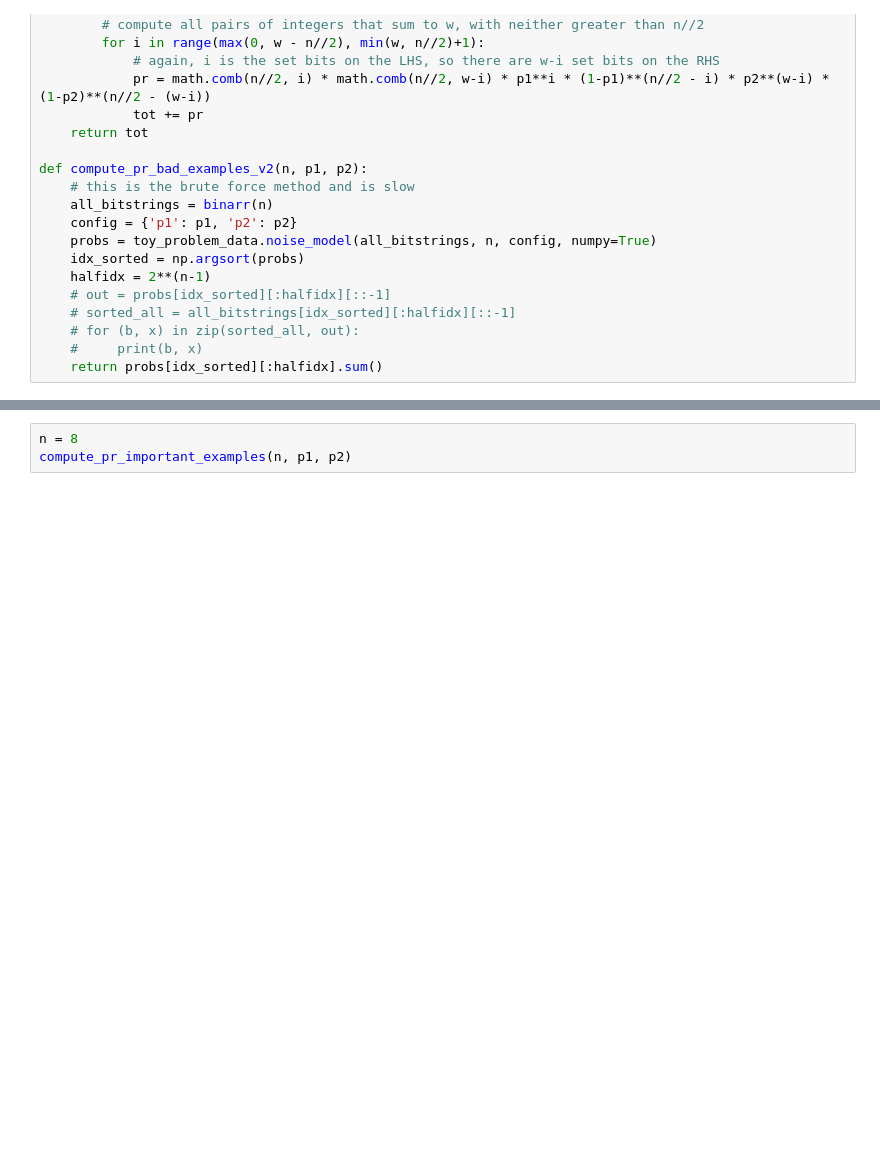
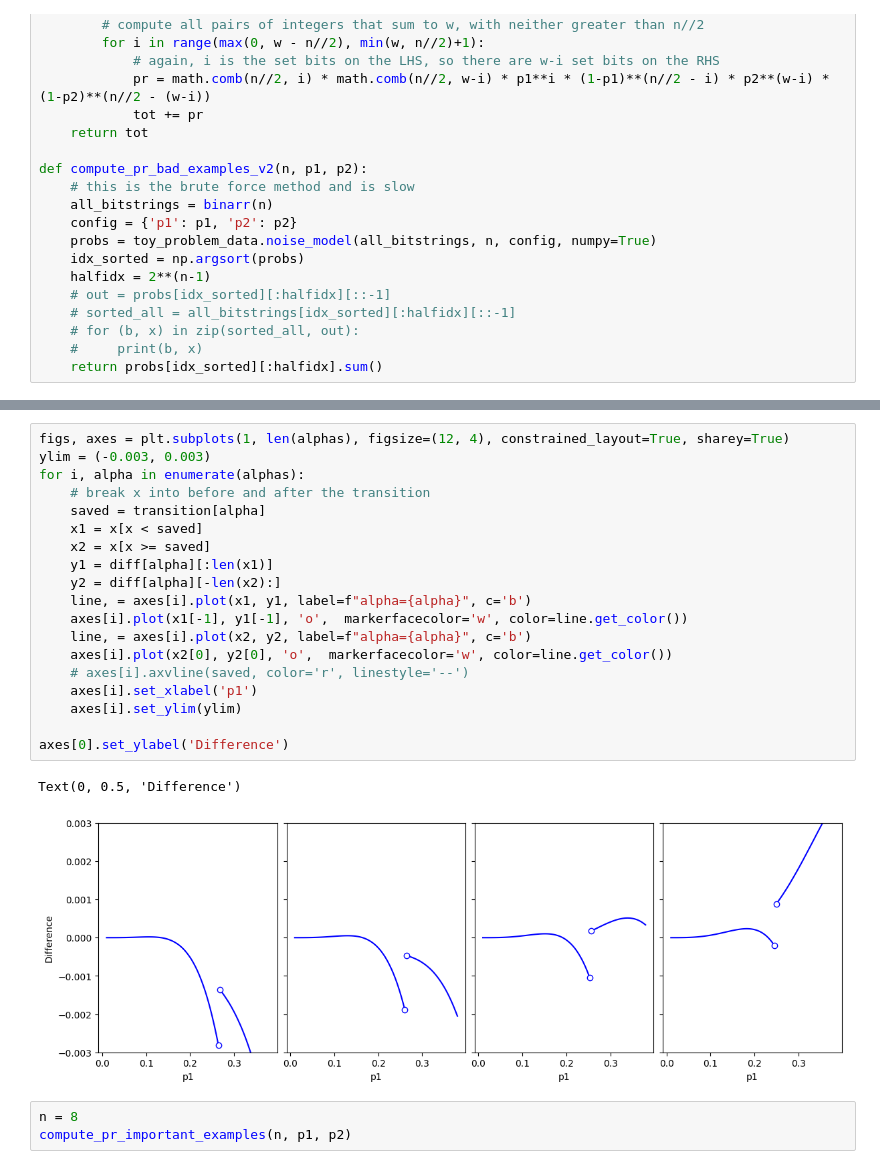
Before and after one commit to peterse/mldec, a Jupyter notebook: src/mldec/datasets/toy_problem_workbook.ipynb, the cells around one changed output, grey strips where cells are left out. Drawn from its saved outputs; the diff is of its cells as text; blank space fills up the shorter version.

```diff
--- a/src/mldec/datasets/toy_problem_workbook.ipynb
+++ b/src/mldec/datasets/toy_problem_workbook.ipynb
@@ -178,3 +264,25 @@ n=12
+# %%
+figs, axes = plt.subplots(1, len(alphas), figsize=(12, 4), constrained_layout=True, sharey=True)
+ylim = (-0.003, 0.003)
+for i, alpha in enumerate(alphas):
+    # break x into before and after the transition
+    saved = transition[alpha]
+    x1 = x[x < saved]
+    x2 = x[x >= saved]
+    y1 = diff[alpha][:len(x1)]
+    y2 = diff[alpha][-len(x2):]
+    line, = axes[i].plot(x1, y1, label=f"alpha={alpha}", c='b')
+    axes[i].plot(x1[-1], y1[-1], 'o',  markerfacecolor='w', color=line.get_color())
+    line, = axes[i].plot(x2, y2, label=f"alpha={alpha}", c='b')
+    axes[i].plot(x2[0], y2[0], 'o',  markerfacecolor='w', color=line.get_color())
+    # axes[i].axvline(saved, color='r', linestyle='--')
+    axes[i].set_xlabel('p1')
+    axes[i].set_ylim(ylim)
+
+axes[0].set_ylabel('Difference')
+# %% [output]
+Text(0, 0.5, 'Difference')
+[figure, added]
 # %%
 n = 8
 compute_pr_important_examples(n, p1, p2)
```
Also changed, not shown: parts of 18 cells of this notebook.
